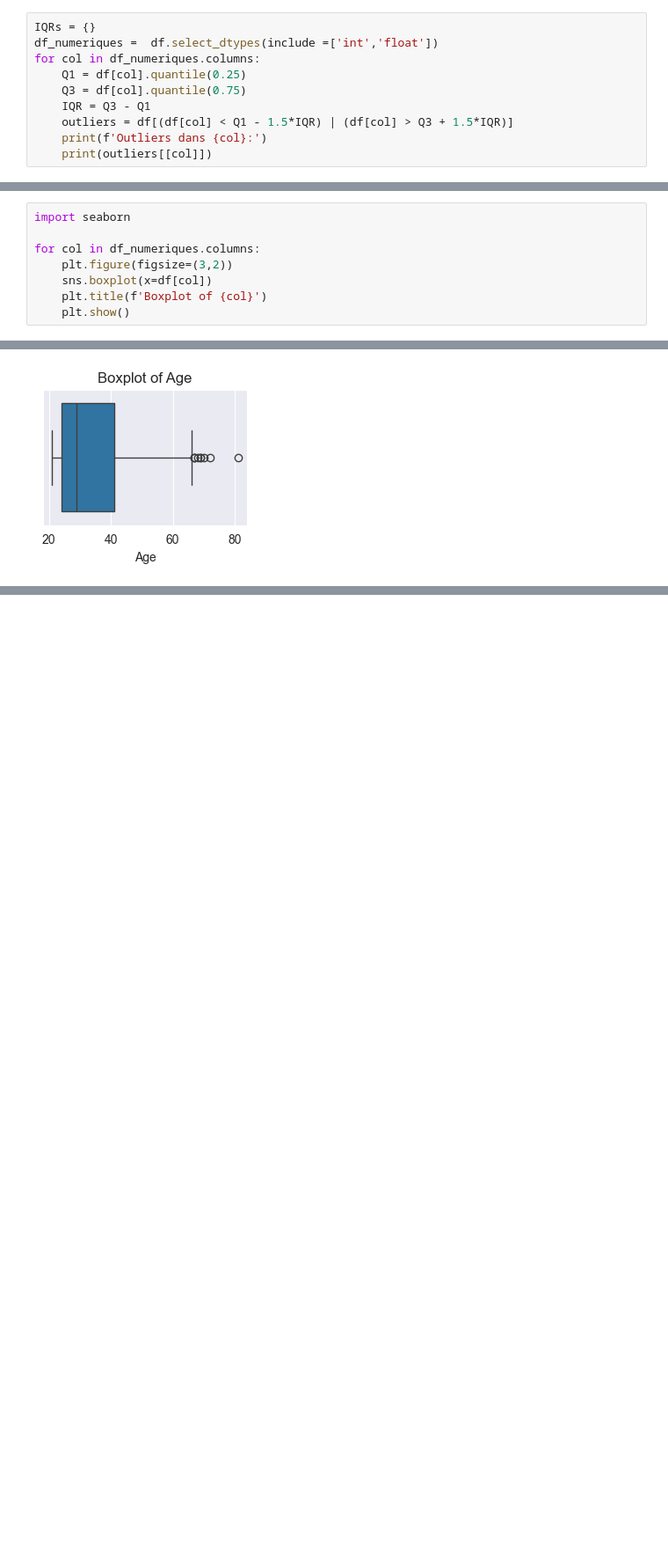
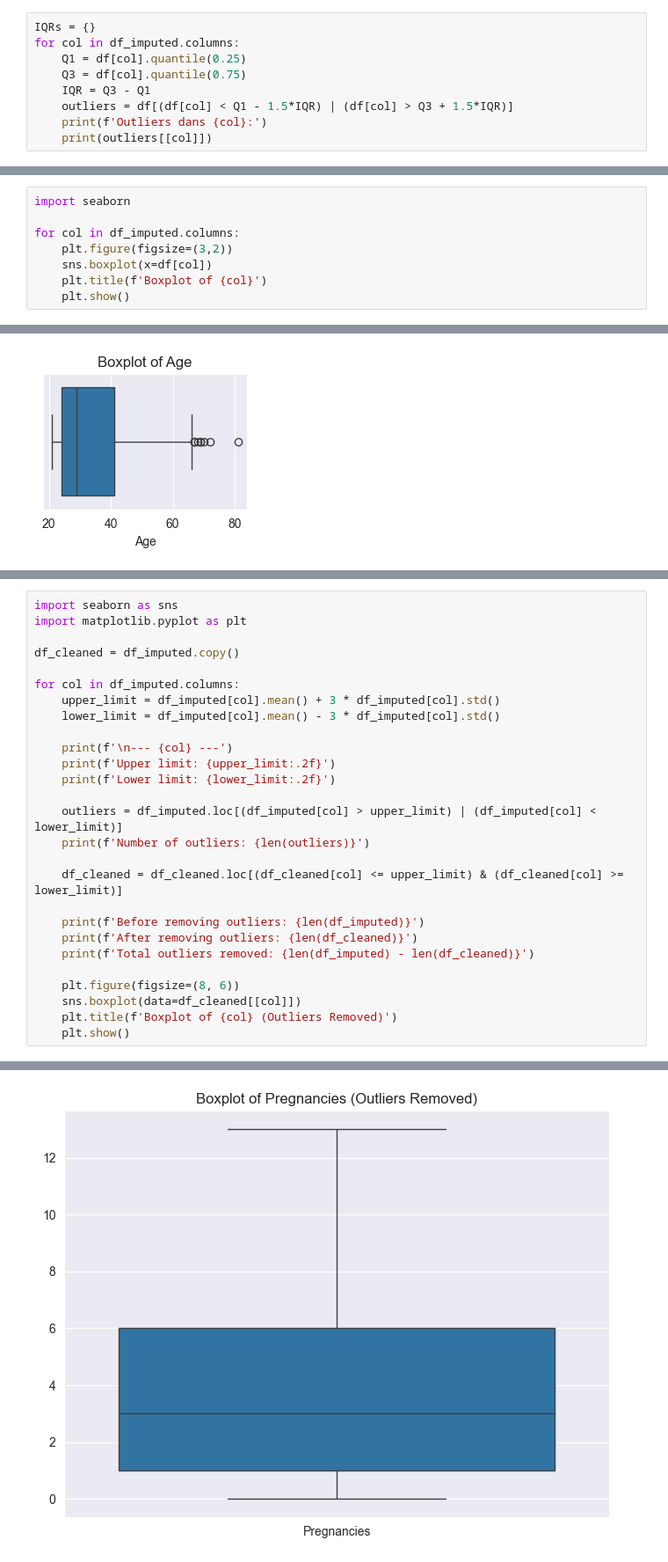
Before and after one commit to YounessBoumeshouli/Analyse_et_Pr-diction_du_Risque_de_Diab-te, a Jupyter notebook: main.ipynb, the cells around one changed output, grey strips where cells are left out. Shown at 88% size. Saved outputs shown, nothing was run; the diff lists cells and outputs as text; blank space fills up the shorter version.

```diff
--- a/main.ipynb
+++ b/main.ipynb
@@ -175,8 +217,7 @@ dtype: int64
 Appliquer méthode IQR pour détecter outliers
 # %%
 IQRs = {}
-df_numeriques =  df.select_dtypes(include =['int','float'])
-for col in df_numeriques.columns:
+for col in df_imputed.columns:
     Q1 = df[col].quantile(0.25)
     Q3 = df[col].quantile(0.75)
     IQR = Q3 - Q1
@@ -204,7 +245,7 @@ Outliers dans BloodPressure:
 # %%
 import seaborn
 
-for col in df_numeriques.columns:
+for col in df_imputed.columns:
     plt.figure(figsize=(3,2))
     sns.boxplot(x=df[col])
     plt.title(f'Boxplot of {col}')
@@ -220,0 +264,28 @@ for col in df_numeriques.columns:
+# %%
+import seaborn as sns
+import matplotlib.pyplot as plt
+
+df_cleaned = df_imputed.copy()
+
+for col in df_imputed.columns:
+    upper_limit = df_imputed[col].mean() + 3 * df_imputed[col].std()
+    lower_limit = df_imputed[col].mean() - 3 * df_imputed[col].std()
+
+    print(f'\n--- {col} ---')
+    print(f'Upper limit: {upper_limit:.2f}')
+    print(f'Lower limit: {lower_limit:.2f}')
+
+    outliers = df_imputed.loc[(df_imputed[col] > upper_limit) | (df_imputed[col] < lower_limit)]
+    print(f'Number of outliers: {len(outliers)}')
+
+    df_cleaned = df_cleaned.loc[(df_cleaned[col] <= upper_limit) & (df_cleaned[col] >= lower_limit)]
+
+    print(f'Before removing outliers: {len(df_imputed)}')
+    print(f'After removing outliers: {len(df_cleaned)}')
+    print(f'Total outliers removed: {len(df_imputed) - len(df_cleaned)}')
+
+    plt.figure(figsize=(8, 6))
+    sns.boxplot(data=df_cleaned[[col]])
+    plt.title(f'Boxplot of {col} (Outliers Removed)')
+    plt.show()
+# %% [output]
@@ -220,0 +299 @@ for col in df_numeriques.columns:
+[figure, added]
```
Also changed, not shown: parts of 4 cells of this notebook.
